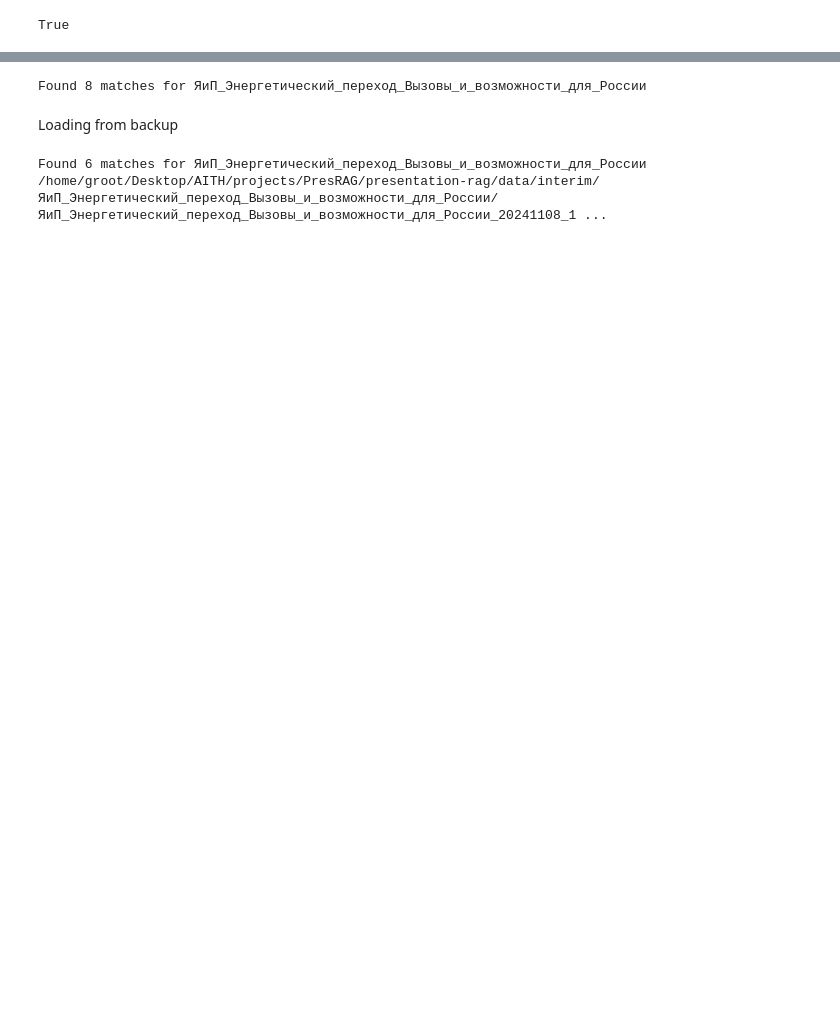
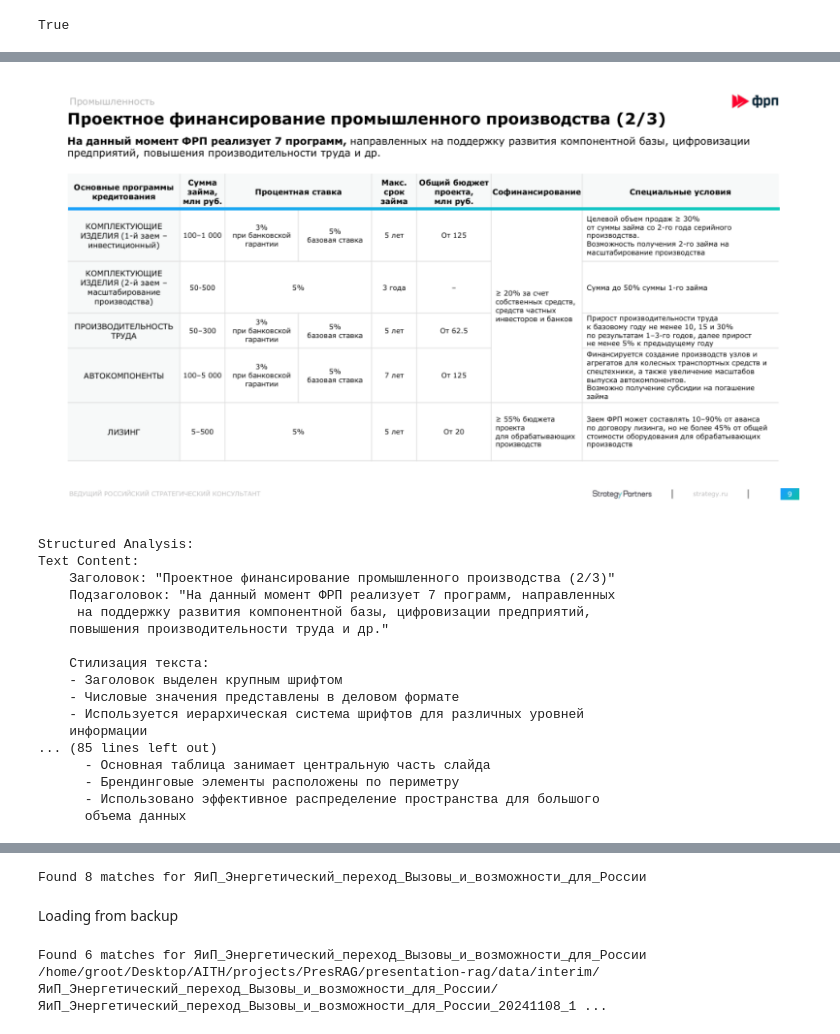
Before and after one commit to tambovtsev-io/presentation-search, a Jupyter notebook: notebooks/prompts/testing_prompts.ipynb, the cells around one changed output, grey strips where cells are left out. Cells and saved outputs as stored; diff of their text form; code cells hidden in the pictures; blank space fills up the shorter version.

```diff
--- a/notebooks/prompts/testing_prompts.ipynb
+++ b/notebooks/prompts/testing_prompts.ipynb
@@ -19,0 +211,27 @@ from src.testing_utils.echo_llm import EchoLLM
+# %%
+out = slide_pipeline.invoke(
+    dict(
+        pdf_path="SP_Навигатор_по_мерам_гос_поддержки",
+        page_num=8,
+    )
+)
+display_chain_outputs(out["chain_outputs"])
+# %% [output]
+[figure, added]
+Structured Analysis:
+Text Content:
+    Заголовок: "Проектное финансирование промышленного производства (2/3)"
+    Подзаголовок: "На данный момент ФРП реализует 7 программ, направленных
+     на поддержку развития компонентной базы, цифровизации предприятий,
+    повышения производительности труда и др."
+
+    Стилизация текста:
+    - Заголовок выделен крупным шрифтом
+    - Числовые значения представлены в деловом формате
+    - Используется иерархическая система шрифтов для различных уровней
+    информации
+... (85 lines left out)
+      - Основная таблица занимает центральную часть слайда
+      - Брендинговые элементы расположены по периметру
+      - Использовано эффективное распределение пространства для большого
+      объема данных
```
Also changed, not shown: parts of 21 cells of this notebook, 4 other files.
